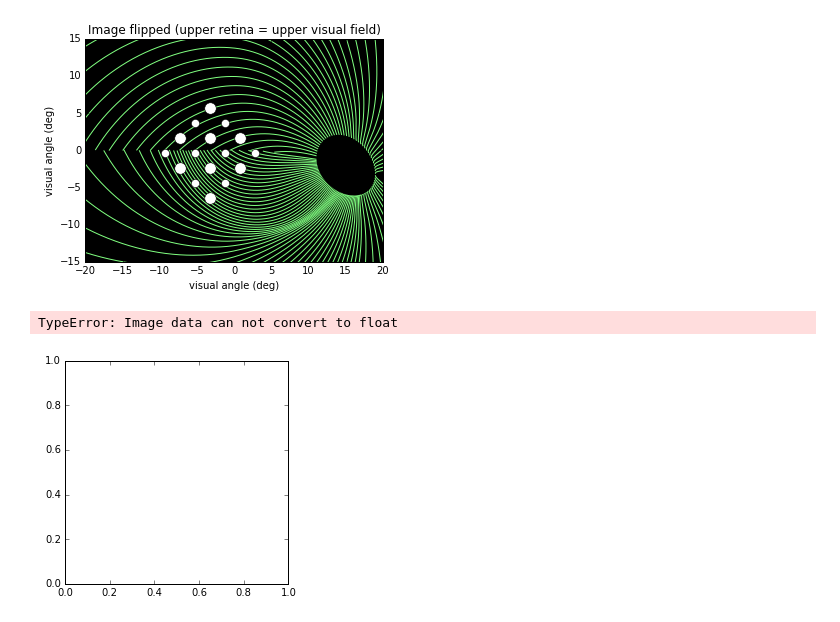
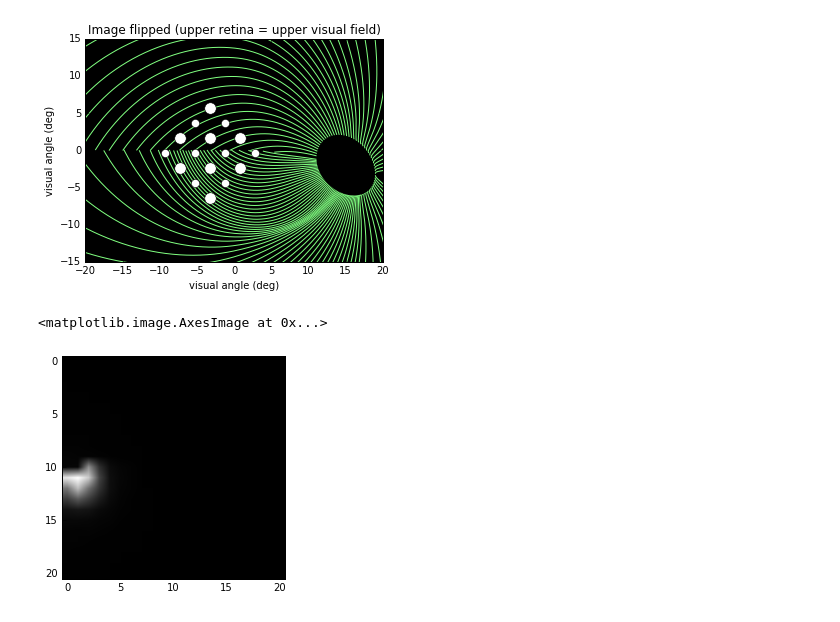
Before and after one commit to pulse2percept/pulse2percept, a Jupyter notebook: examples/notebooks/0.0-example-epiretinal.ipynb, the cells around one changed output. Cells and saved outputs as stored; diff of their text form; code cells hidden in the pictures.

```diff
--- a/examples/notebooks/0.0-example-epiretinal.ipynb
+++ b/examples/notebooks/0.0-example-epiretinal.ipynb
@@ -56,10 +56,10 @@ pt = [e2cm.Psycho2Pulsetrain(tsample, freq=0, amp=0, dur=dur)] * len(argus.elect
 # Stimulate a single electrode
 pt[el_idx] = e2cm.Psycho2Pulsetrain(tsample, freq=50, amp=20, dur=dur)
 # %%
-mov = ec2b.pulse2percept(tm, ecs, retina, pt, int(rs), dolayer='NFL', engine='serial', dojit=False, tol=0.01)
+mov = ec2b.pulse2percept(tm, ecs, retina, pt, int(rs), dolayer='NFL', n_jobs=8, dojit=True, tol=0.01)
 # %%
 frame = ec2b.get_brightest_frame(mov)
-plt.imshow(frame, cmap='gray')
+plt.imshow(frame.data, cmap='gray')
 # %% [output]
-TypeError: Image data can not convert to float
+<matplotlib.image.AxesImage at 0x...>
-[figure, old version]
+[figure, new version]
```
Also changed, not shown: 3 other files.
